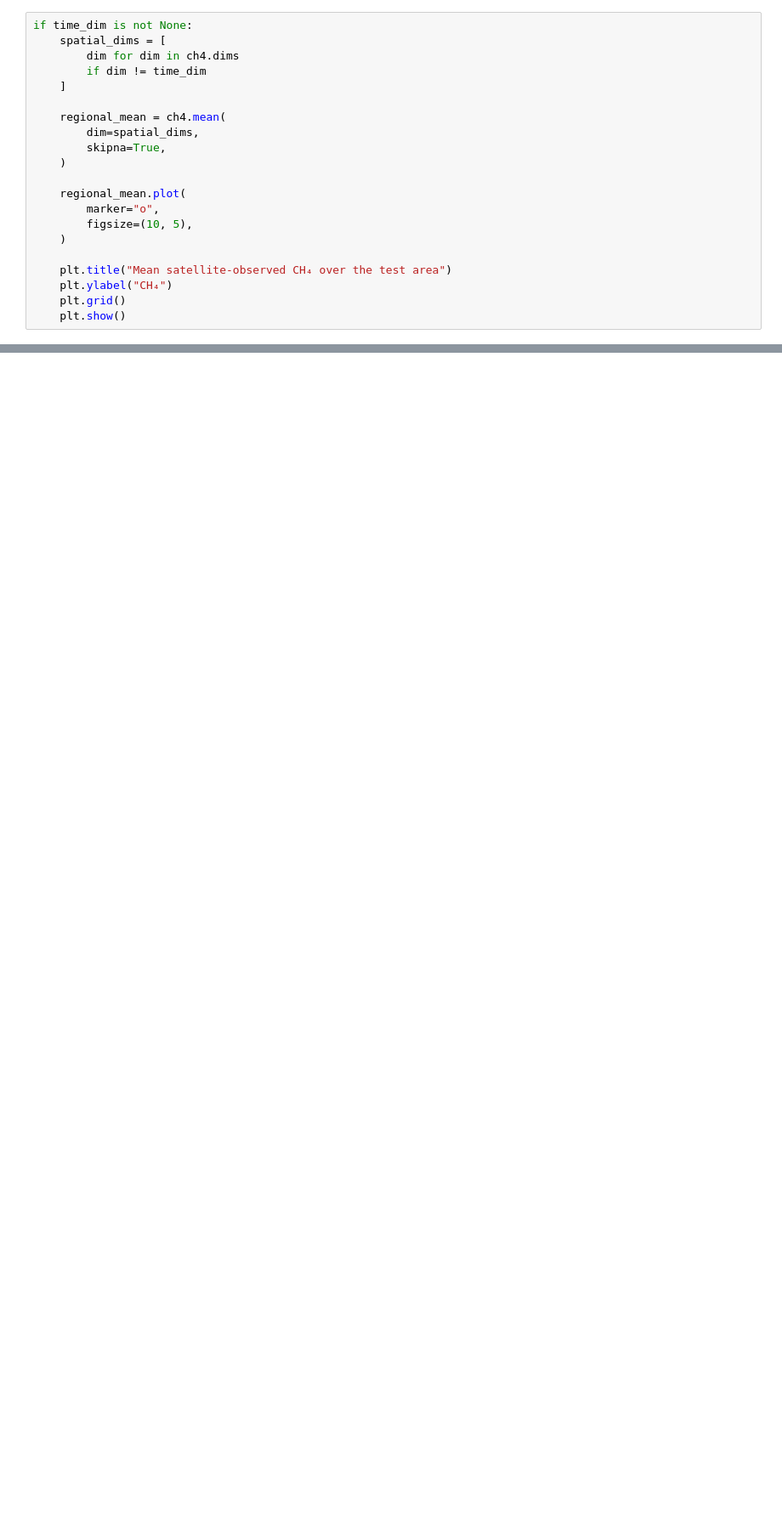
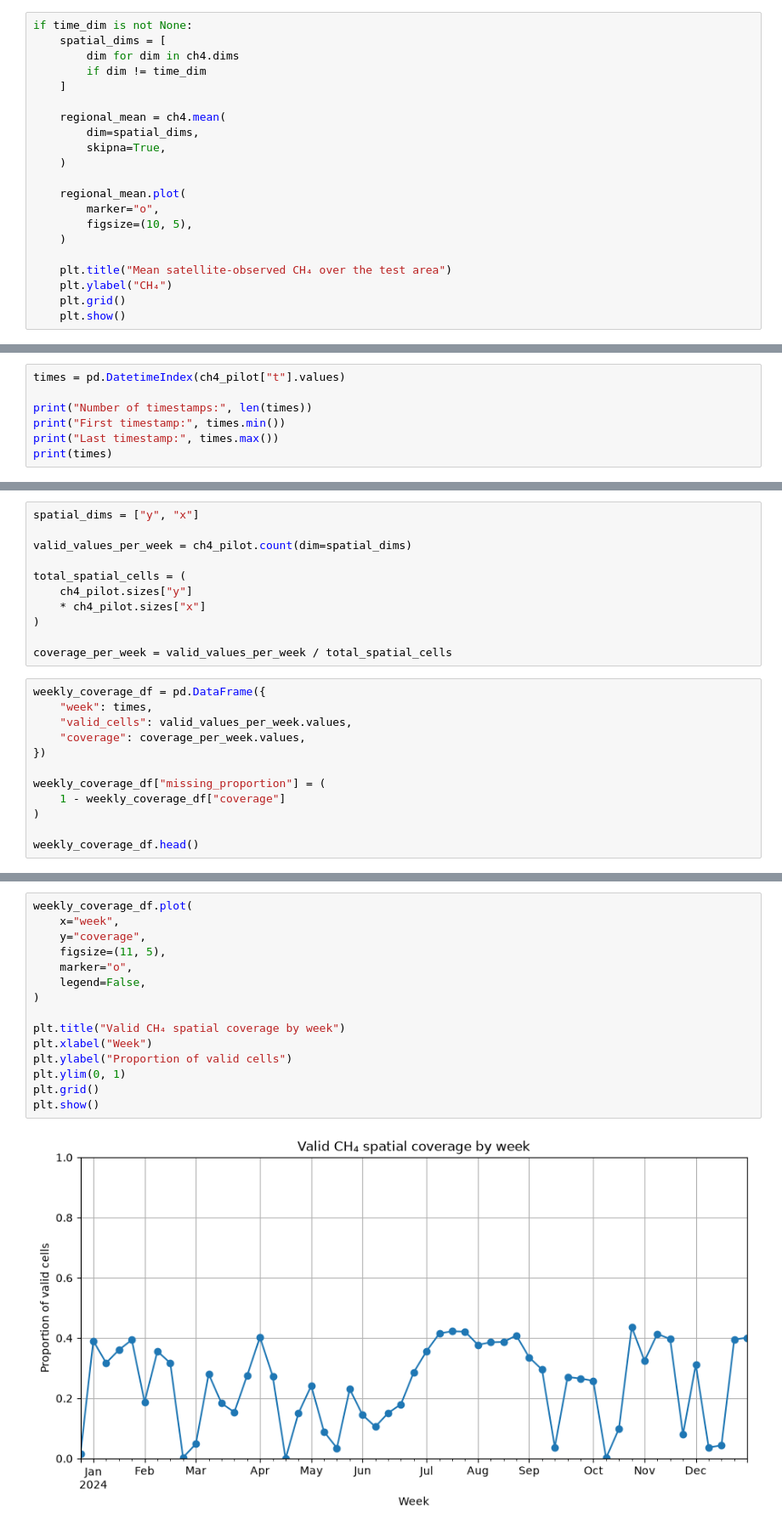
Before and after one commit to P-Gigli/Po-Valley-Methane-Forecasting, a Jupyter notebook: notebooks/01_data_access_and_inspection.ipynb, the cells around one changed output, grey strips where cells are left out. Shown at 85% size. Drawn from its saved outputs; the diff is of its cells as text; blank space fills up the shorter version.

Commit message:
Assess data coverage and define provisional Po Valley ROI

```diff
--- a/notebooks/01_data_access_and_inspection.ipynb
+++ b/notebooks/01_data_access_and_inspection.ipynb
@@ -143,0 +185,7 @@ if time_dim is not None:
+# %%
+times = pd.DatetimeIndex(ch4_pilot["t"].values)
+
+print("Number of timestamps:", len(times))
+print("First timestamp:", times.min())
+print("Last timestamp:", times.max())
+print(times)
@@ -143,0 +196,23 @@ if time_dim is not None:
+# %%
+spatial_dims = ["y", "x"]
+
+valid_values_per_week = ch4_pilot.count(dim=spatial_dims)
+
+total_spatial_cells = (
+    ch4_pilot.sizes["y"]
+    * ch4_pilot.sizes["x"]
+)
+
+coverage_per_week = valid_values_per_week / total_spatial_cells
+# %%
+weekly_coverage_df = pd.DataFrame({
+    "week": times,
+    "valid_cells": valid_values_per_week.values,
+    "coverage": coverage_per_week.values,
+})
+
+weekly_coverage_df["missing_proportion"] = (
+    1 - weekly_coverage_df["coverage"]
+)
+
+weekly_coverage_df.head()
@@ -143,0 +226,17 @@ if time_dim is not None:
+# %%
+weekly_coverage_df.plot(
+    x="week",
+    y="coverage",
+    figsize=(11, 5),
+    marker="o",
+    legend=False,
+)
+
+plt.title("Valid CH₄ spatial coverage by week")
+plt.xlabel("Week")
+plt.ylabel("Proportion of valid cells")
+plt.ylim(0, 1)
+plt.grid()
+plt.show()
+# %% [output]
+[figure, added]
```
Also changed, not shown: parts of 35 cells of this notebook, 2 other files.
